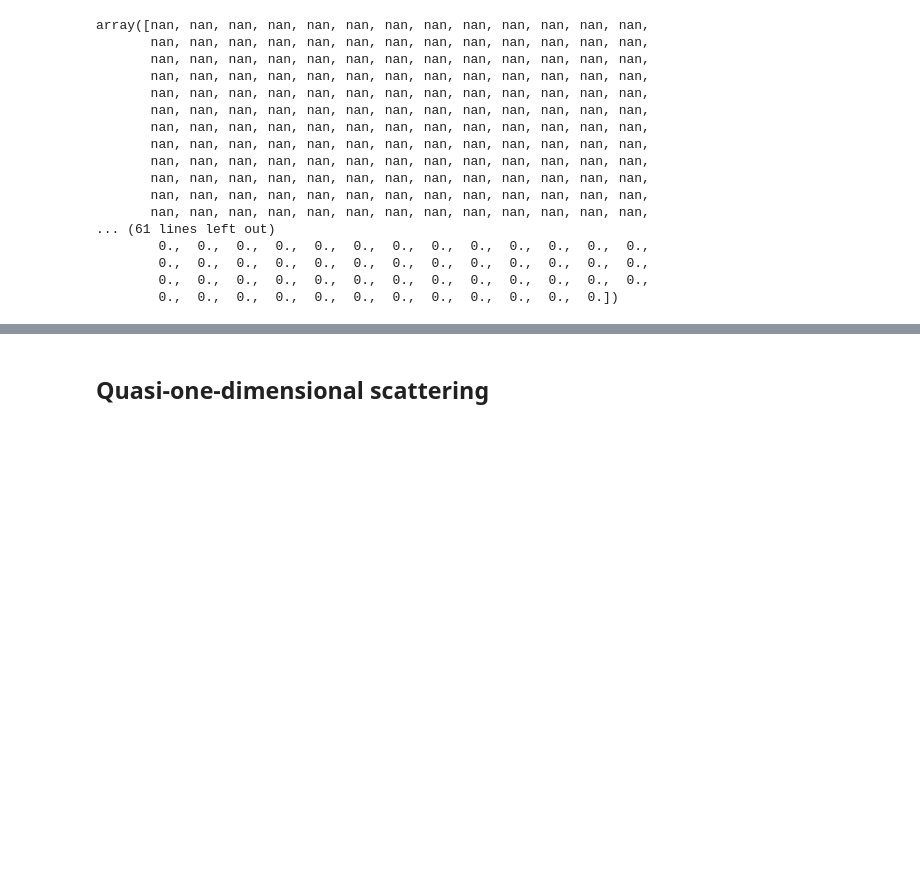
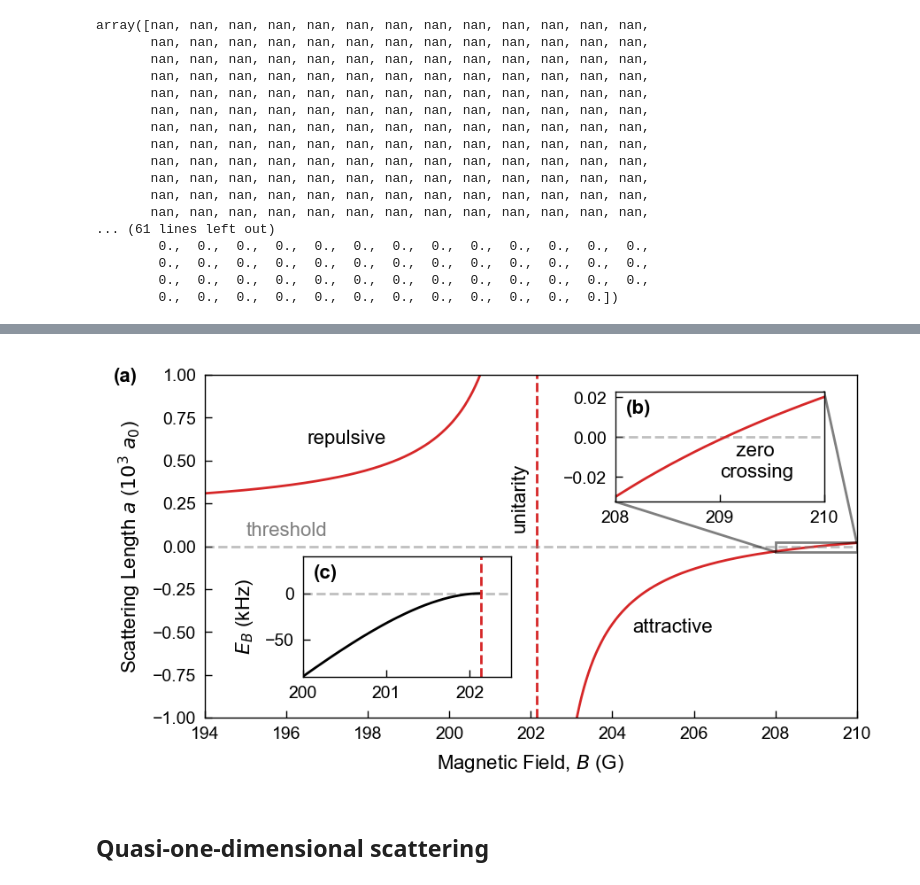
Before and after one commit to colinjdale/ChiPyLab, a Jupyter notebook: examples/plot_scattering_quantities.ipynb, the cells around one changed output, grey strips where cells are left out. Saved outputs shown, nothing was run; the diff lists cells and outputs as text; code cells hidden in the pictures; blank space fills up the shorter version.

Commit message:
s-wave scattering params plot

```diff
--- a/examples/plot_scattering_quantities.ipynb
+++ b/examples/plot_scattering_quantities.ipynb
@@ -143,3 +152,89 @@ array([nan, nan, nan, nan, nan, nan, nan, nan, nan, nan, nan, nan, nan,
+# %%
+fig, ax = plt.subplots(1,1, figsize=figsize)
+
+color = colors[3]
+
+num = 1000
+delta = 0.01
+Bmin = 194
+Bmax = 210
+B_a = [np.linspace(Bmin, B0_97 - delta, num),
+                 np.linspace(B0_97 + delta, Bmax, num)]
+
+# ax = axs[1]
+ymin = -1
+ymax = 1
+xlabel = r'Magnetic Field, $B$ (G)'
+ylabel = r"Scattering Length $a$ ($10^3$ $a_0$)"
+ax.set(ylabel=ylabel, xlabel=xlabel)
+ax.set(xlim=(Bmin, Bmax), ylim=(ymin, ymax))
+
+ax.plot(B_a[0], a97(B_a[0])/a_0/1e3 , '-', color=color)
+ax.plot(B_a[1], a97(B_a[1])/a_0/1e3, '-', color=color)
+ax.vlines(B0_97, ymin, ymax, colors=color, linestyles='--')
+ax.hlines(0, Bmin, Bmax, colors='gray', linestyles='--', alpha=0.5)
+
+ax.text(196.5, 0.6, "repulsive", fontsize=8)
+ax.text(195, 0.06, "threshold", color='gray', fontsize=8)
+ax.text(204.5, -0.5, "attractive", fontsize=8)
+
+ax.text(201.5, 0.1, "unitarity", rotation=90, fontsize=8)
+
+
+# ax.set_ylim(ymin, ymax)
+# ax.legend(loc="upper left", fontsize=7)
+
+# Inset for scattering length near zero crossing
+Bmin = 208
+Bmax = 210
+B = np.linspace(Bmin, Bmax, num)
+
+ax_inset = ax.inset_axes([0.63, 0.63, 0.32, 0.32])
+ax_inset.set(xlim=(Bmin, Bmax))
+ax_inset.hlines(0, Bmin, Bmax, colors='gray', linestyles='--', alpha=0.5)
+ax_inset.plot(B, a97(B)/a_0/1e3 , '-', color=color)
+
+ax_inset.set_xticks([208, 209, 210])
+ax_inset.set_xticklabels(["208", "209", "210"])
+
+ax.indicate_inset_zoom(ax_inset, edgecolor="black")
+ax_inset.text(209, -0.02, "   zero\ncrossing", fontsize=8)
+
+# Binding energy inset
+Bmin = 200
+Bmax = 202.14
+B = np.linspace(Bmin, Bmax, num)  # G
+
+ax_inset2 = ax.inset_axes([0.15, 0.12, 0.32, 0.35])
+
+ymax = 40
+ymin = np.min(Eb_s97(B)/1e3/h)
+
+ylabel = r"$E_B$ (kHz)"
+ax_inset2.set(ylabel=ylabel, xlim=(Bmin, 202.5), ylim=(ymin, ymax))
+ax_inset2.hlines(0, Bmin, 202.5, colors='gray', linestyles='--', alpha=0.5)
+# ax.set_box_aspect(0.8)
+
+ax_inset2.plot(B, Eb_s97(B)/1e3/h, '-', label=r"$M_L=\pm 1$", color='k')
+ax_inset2.vlines(B0_97, ymin, ymax, colors=color, linestyles='--')
+# ax.legend(fontsize=8, loc="upper left")
+
+fig.tight_layout()  # Note this is done before the labels on purpose.
+
+axs = [ax, ax_inset, ax_inset2]
+subplot_labels = ['(a)', '(b)', '(c)']
+positions = [(-0.14, 0.98), (0.05, 0.8), (0.05, 0.82)]
+for ax, label, xy in zip(axs, subplot_labels, positions):
+	x, y = xy
+	ax.text(x, y, label, transform=ax.transAxes, fontweight='bold', fontsize=8)
+
+plt.subplots_adjust(top=0.95)
+
+fig.savefig("outputs/swave_scattering_parameters.pdf")
+
+plt.show()
+# %% [output]
+[figure, added]
 # %% [markdown]
 ## Quasi-one-dimensional scattering
 # %% [markdown]
```
Also changed, not shown: parts of 4 cells of this notebook, 2 other files.
